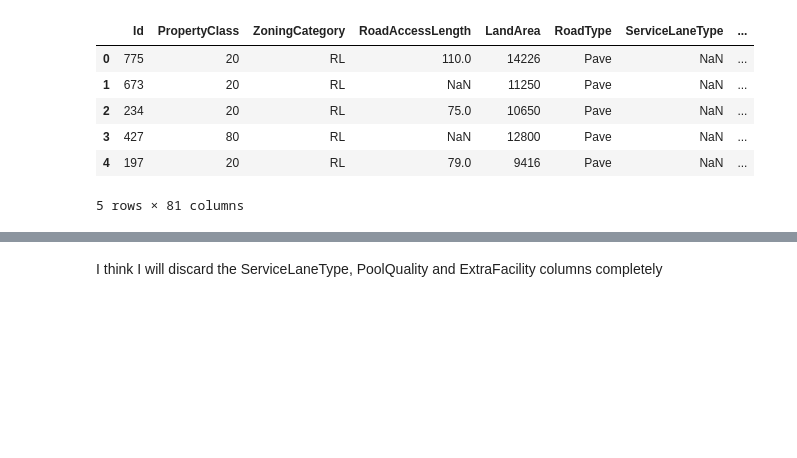
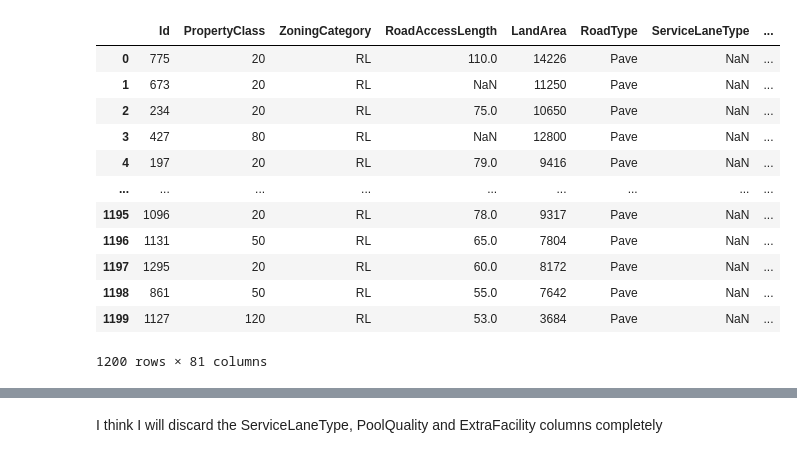
Before and after one commit to Hemanth-Mada/ml_assignment_1, a Jupyter notebook: EDA.ipynb, the cells around one changed output, grey strips where cells are left out. Cells and saved outputs as stored; diff of their text form; code cells hidden in the pictures; blank space fills up the shorter version.

```diff
--- a/EDA.ipynb
+++ b/EDA.ipynb
@@ -7,15 +7,21 @@ import seaborn as sns
 # %%
 data = pd.read_csv("./Hotel-Property-Value-Dataset/train.csv")
 # %%
-data.head()
+data
 # %% [output]
 |  | Id | PropertyClass | ZoningCategory | RoadAccessLength | LandArea | RoadType | ServiceLaneType | ... |
 | 0 | 775 | 20 | RL | 110.0 | 14226 | Pave | NaN | ... |
 | 1 | 673 | 20 | RL | NaN | 11250 | Pave | NaN | ... |
 | 2 | 234 | 20 | RL | 75.0 | 10650 | Pave | NaN | ... |
 | 3 | 427 | 80 | RL | NaN | 12800 | Pave | NaN | ... |
 | 4 | 197 | 20 | RL | 79.0 | 9416 | Pave | NaN | ... |
+| ... | ... | ... | ... | ... | ... | ... | ... | ... |
+| 1195 | 1096 | 20 | RL | 78.0 | 9317 | Pave | NaN | ... |
+| 1196 | 1131 | 50 | RL | 65.0 | 7804 | Pave | NaN | ... |
+| 1197 | 1295 | 20 | RL | 60.0 | 8172 | Pave | NaN | ... |
+| 1198 | 861 | 50 | RL | 55.0 | 7642 | Pave | NaN | ... |
+| 1199 | 1127 | 120 | RL | 53.0 | 3684 | Pave | NaN | ... |
-5 rows × 81 columns
+1200 rows × 81 columns
 # %%
 data.columns
 # %% [output]
```
Also changed, not shown: parts of 8 cells of this notebook.
